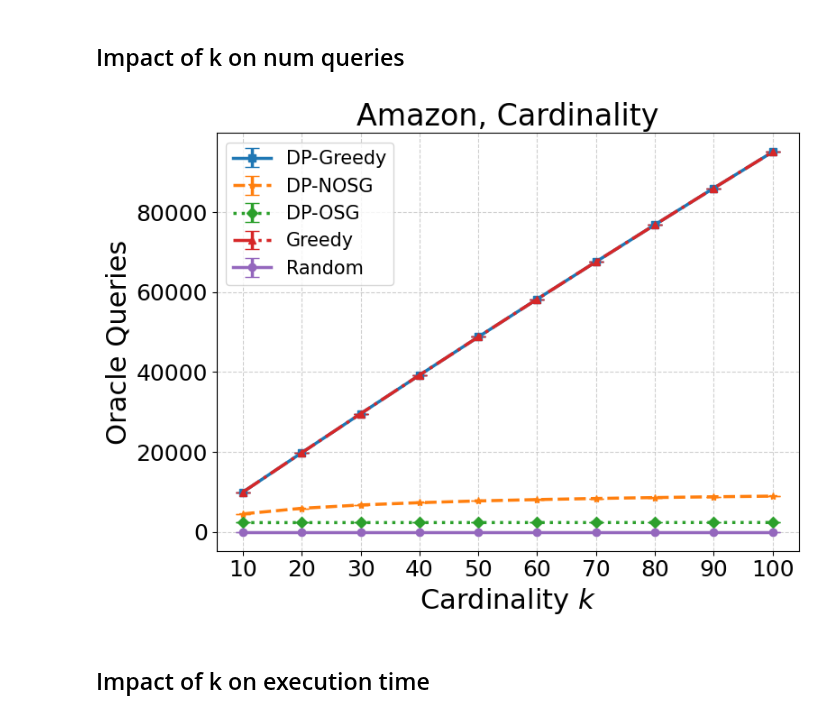
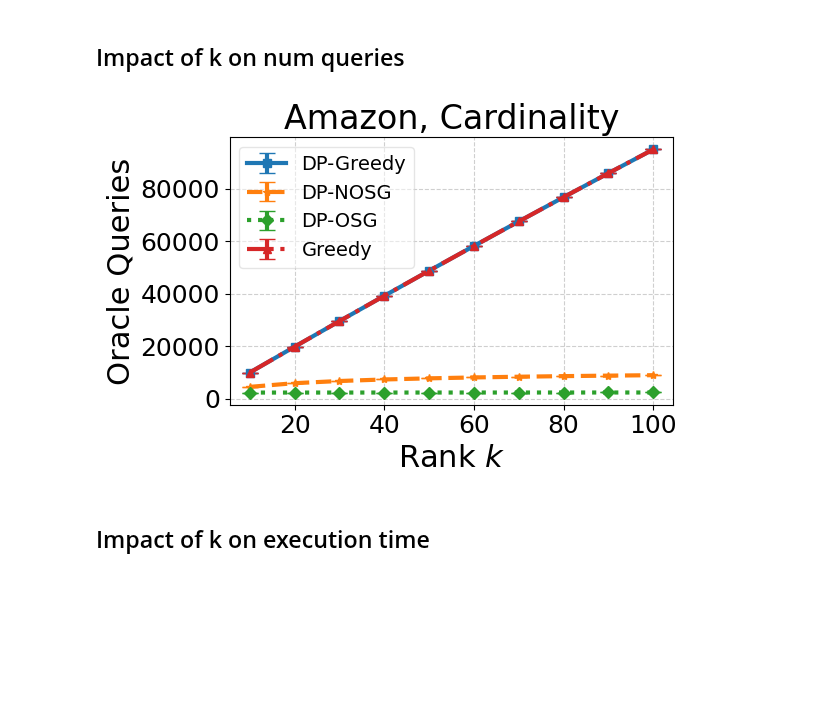
Before and after one commit to ronzadi/Differentially-Private-Max-Sum-Diversification, a Jupyter notebook: visualize_results/visualize_amazon_cardinality.ipynb, the cells around one changed output. Drawn from its saved outputs; the diff is of its cells as text; code cells hidden in the pictures; blank space fills up the shorter version.

Commit message:
amaon cardinality

```diff
--- a/visualize_results/visualize_amazon_cardinality.ipynb
+++ b/visualize_results/visualize_amazon_cardinality.ipynb
@@ -173,13 +173,19 @@ import pandas as pd
 
 # 1. Filter the data for eps=0.1 and lambda_param=0.1
 # Using your initial filtering requirements
-filtered_df = results_df[(results_df['eps'] == 0.1) & (results_df['lambda_param'] == 0.1) & results_df['k'].isin(list(range(10, 110, 10)))]
+filtered_df = results_df[
+    (results_df['eps'] == 0.1)
+    & (results_df['lambda_param'] == 0.1)
+    & results_df['k'].isin(list(range(10, 110, 10)))
+    & ~results_df['alg'].isin(['Random'])
+
+]
 
 # 2. Group by algorithm and 'k' to get average and standard deviation
 stats = filtered_df.groupby(['alg', 'k'])['queries'].agg(['mean', 'std']).reset_index()
 
 # 3. Create the plot with large text and distinct styles
-plt.figure(figsize=(8, 6)) # Large figure size for clarity
+plt.figure(figsize=(6, 4)) # Large figure size for clarity
 
 # Define specific styles to ensure variety across algorithms
 markers = ['s', '*', 'D', '^', 'o', 'x']
@@ -189,38 +195,38 @@ colors = ['#1f77b4', '#ff7f0e', '#2ca02c', '#d62728', '#9467bd', '#8c564b']
 # Get the list of algorithms present in the stats
 algorithms = stats['alg'].unique()
 
 for i, alg in enumerate(algorithms):
     alg_data = stats[stats['alg'] == alg]
 
     # Assign a unique combination of color, marker, and linestyle to each alg
     plt.errorbar(
         alg_data['k'],
         alg_data['mean'],
         yerr=alg_data['std'],
         label=alg,
         color=colors[i % len(colors)],
         marker=markers[i % len(markers)],
         linestyle=linestyles[i % len(linestyles)],
-        linewidth=2.5,  # Slightly thicker lines
+        linewidth=3,  # Slightly thicker lines
         markersize=6,  # Larger markers for better visibility
         capsize=6       # Distinct caps for the error bars
     )
 
 # Formatting for large text relative to the image size
-plt.xlabel('Cardinality $k$', fontsize=22)
+plt.xlabel('Rank $k$', fontsize=22)
 plt.ylabel('Oracle Queries', fontsize=22)
 plt.title('Amazon, Cardinality', fontsize=24)
 
-plt.xticks(range(10, 110, 10), fontsize=18)
+plt.xticks(range(20, 110, 20), fontsize=18)
 plt.yticks(fontsize=18)
-plt.legend(fontsize=15, frameon=True) # Legend with a box for clarity
+plt.legend(fontsize=14, frameon=True, ncols=1, framealpha=0.5)# Legend with a box for clarity
 plt.grid(True, linestyle='--', alpha=0.6)
 
 plt.tight_layout() # Ensures labels don't get cut off
 plt.savefig('amazon_k_on_queries.pdf')
 plt.show()
 # %% [output]
-[figure, old version]
+[figure, new version]
 # %% [markdown]
 ## Impact of k on execution time
 # %%
```
Also changed, not shown: parts of 5 cells of this notebook.
